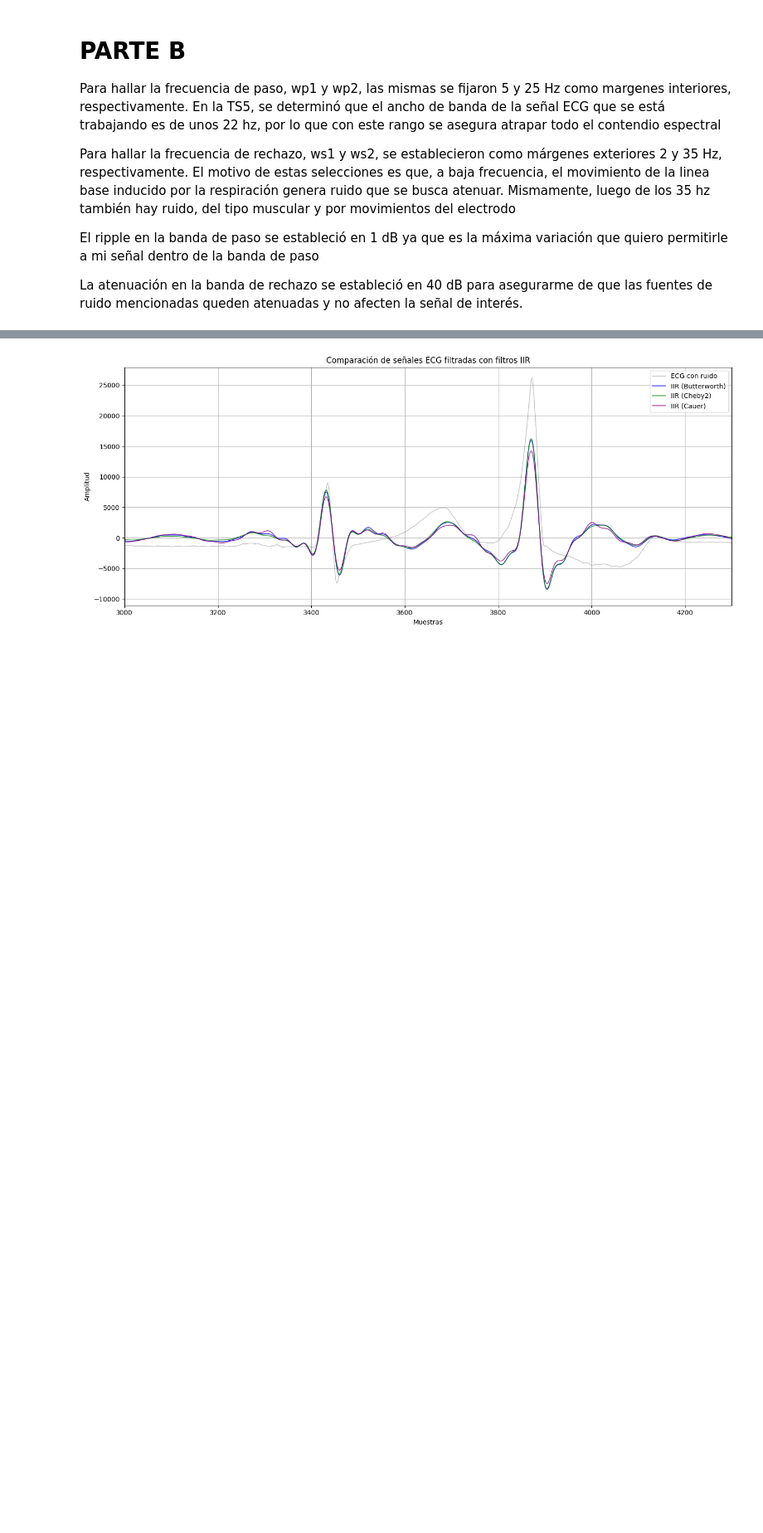
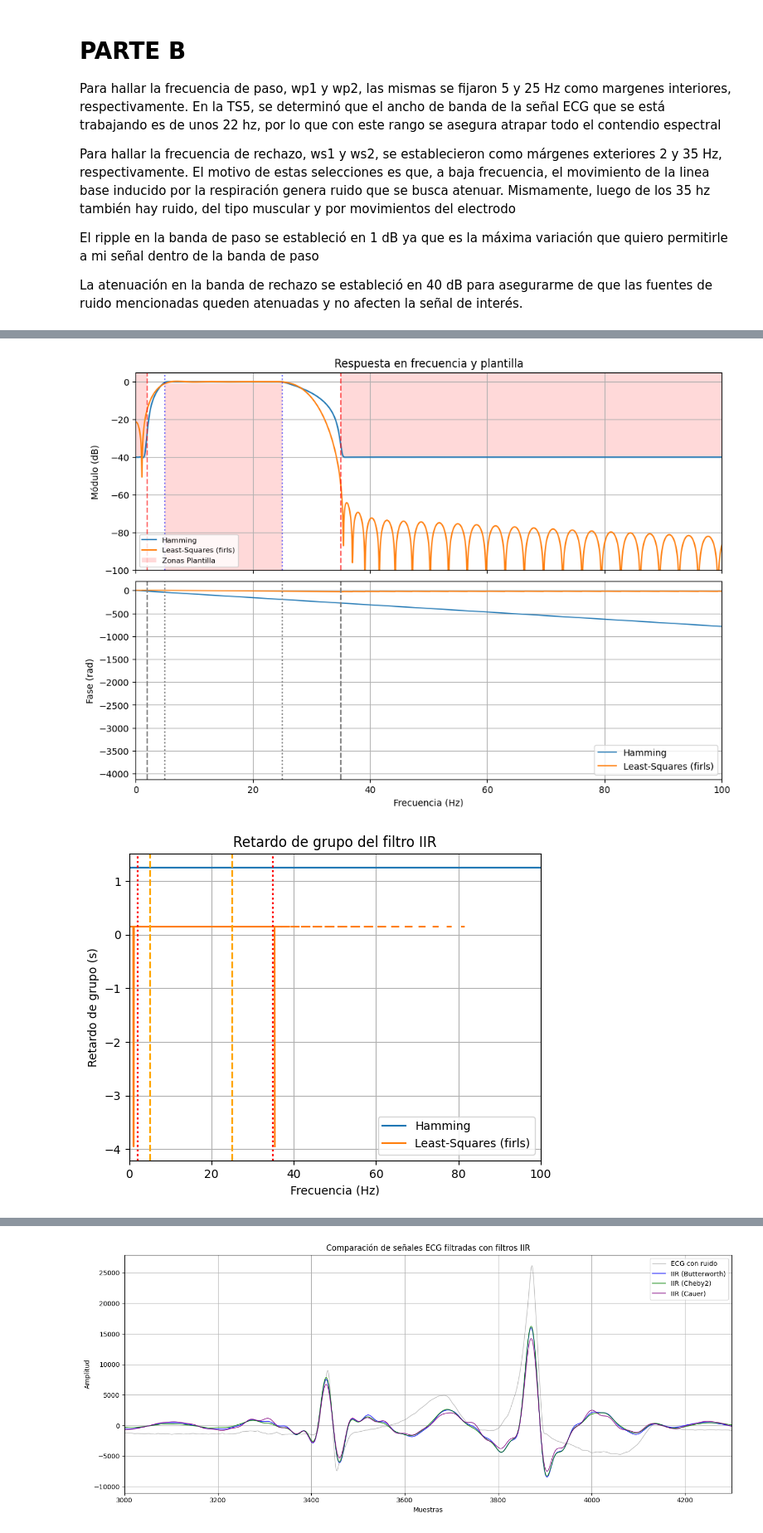
Before and after one commit to tomasrey25-glitch/APS_Rey_Tomas, a Jupyter notebook: TS7/TS7.ipynb, the cells around one changed output, grey strips where cells are left out. Shown at 83% size. Cells and saved outputs as stored; diff of their text form; code cells hidden in the pictures; blank space fills up the shorter version.

```diff
--- a/TS7/TS7.ipynb
+++ b/TS7/TS7.ipynb
@@ -184,0 +247,57 @@ La fase de ninguno de los 3 filtros es lineal en la banda de paso. Esto se tradu
+# %%
+##ARMADO DE FIRS
+##hamming
+numtaps_hamming = 2501
+
+# plantilla normalizada a Nyquist en dB
+frecs = np.array([0.0,         ws1,         wp1,     wp2,     ws2,         nyq_frec   ]) / nyq_frec
+gains = np.array([-atenuacion, -atenuacion, 0, 0, -atenuacion, -atenuacion])#disminuyo el máximo ripple permitido a 0 dB así
+#puedo asegurarme de que no se atenue de mas en los límites de la banda de paso
+
+##cuadrados minimos
+desired = np.array([0.0,0.0,1.0,1.0,0.0,0.0])
+numtaps_firls = 301
+
+# convertimos a veces para las funciones de diseño
+gains = 10**(gains/20)
+
+coefs_fir_hamming = sig.firwin2(numtaps_hamming, frecs, gains,window='hamming')
+coefs_firls = sig.firls(numtaps_firls, frecs*nyq_frec, desired,fs=fs)
+
+fig_fir_axes = plt.subplots(
+    2, 1, sharex=True, figsize=(10, 7), constrained_layout=True
+)
+
+calc_resp_fir(coefs_fir_hamming, 'Hamming', fig_fir_axes)
+calc_resp_fir(coefs_firls, 'Least-Squares (firls)', fig_fir_axes)
+
+#Superponer la plantilla en el gráfico de módulo de los FIR
+# Plantilla sobre el gráfico de módulo
+ax_mod = fig_fir_axes[1][0]
+
+# Zona prohibida en rechazo: de -atenuacion hacia arriba
+ax_mod.add_patch(Rectangle((0, -atenuacion), ws1, y_max + atenuacion,
+                           facecolor="red", alpha=0.15, edgecolor="none", hatch="xxx"))
+ax_mod.add_patch(Rectangle((ws2, -atenuacion), nyq_frec - ws2, y_max + atenuacion,
+                           facecolor="red", alpha=0.15, edgecolor="none", hatch="xxx"))
+
+# Franja prohibida bajo el ripple, en la banda de paso
+ax_mod.add_patch(Rectangle((wp1, y_min), wp2 - wp1, -ripple - y_min,
+                           facecolor="red", alpha=0.15, edgecolor="none", hatch="xxx",
+                           label='Zonas Plantilla'))
+
+# Límites de las bandas
+for w in wp:
+    ax_mod.axvline(w, color="blue", linestyle=":", alpha=0.6)
+for w in ws:
+    ax_mod.axvline(w, color="red", linestyle="--", alpha=0.6)
+
+ax_mod.legend(loc="lower left", fontsize=8)
+ax_mod.set_xlim(0, 100)
+# Retardo de grupo (figura 2)
+plt.figure(2)
+plt.xlim(0, 100)
+plt.show()
+# %% [output]
+[figure, added]
+[figure, added]
```
Also changed, not shown: parts of 23 cells of this notebook.
